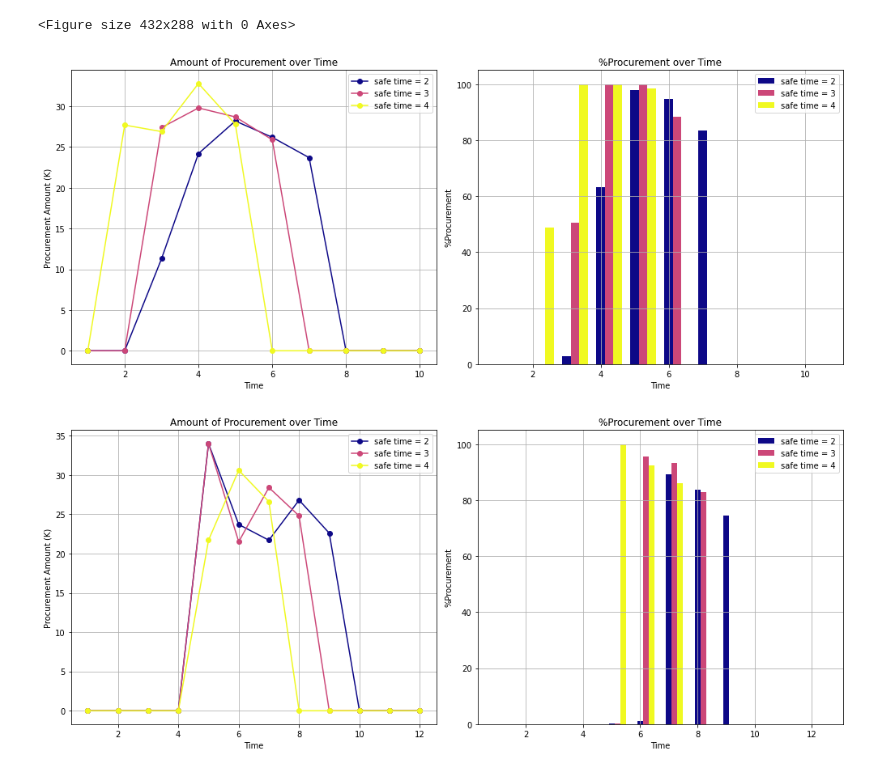
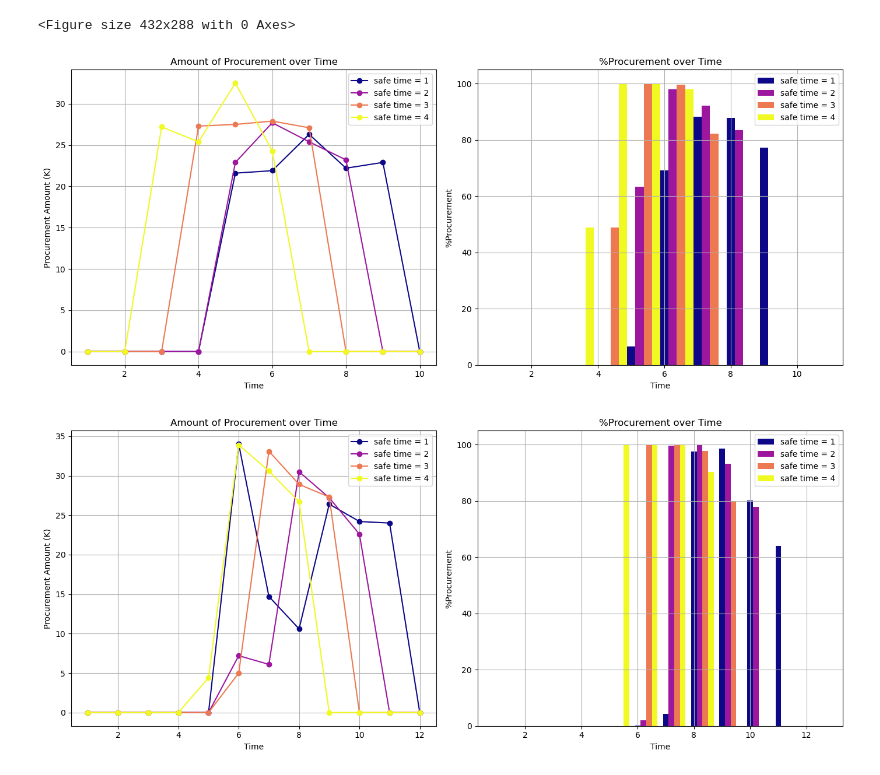
Before and after one commit to songmath-thunderain/msp_models_for_adaptive_disaster_relief_logistics_planning, a Jupyter notebook: Python/output/case-study/table-and-figure/Figure-case-SA-flowcapacity-KPI.ipynb, the cells around one changed output. Drawn from its saved outputs; the diff is of its cells as text; code cells hidden in the pictures.

```diff
--- a/Python/output/case-study/table-and-figure/Figure-case-SA-flowcapacity-KPI.ipynb
+++ b/Python/output/case-study/table-and-figure/Figure-case-SA-flowcapacity-KPI.ipynb
@@ -276,66 +276,70 @@ plt.savefig('s-2SSP-flow_capacity-KPI-2.png');
 <Figure size 432x288 with 0 Axes>
 # %%
 # Data
-flow_capacity = [2, 3, 4]
+flow_capacity = [1, 2, 3, 4]
 time = np.arange(1, 11)
 
 percent_go = {
-    2: [0.0, 0.0, 2.9, 63.3, 98.0, 94.8, 83.5, 0.0, 0.0, 0.0],
-    3: [0.0, 0.0, 50.6, 100.0, 99.8, 88.3, 0.0, 0.0, 0.0, 0.0],
-    4: [0.0, 48.9, 100.0, 100.0, 98.4, 0.0, 0.0, 0.0, 0.0, 0.0]
+    1: [0.0, 0.0, 0.0, 0.0, 6.5, 69.3, 88.3, 87.8, 77.2, 0.0],
+    2: [0.0, 0.0, 0.0, 0.0, 63.3, 98.0, 92.2, 83.5, 0.0, 0.0],
+    3: [0.0, 0.0, 0.0, 48.9, 100.0, 99.6, 82.2, 0.0, 0.0, 0.0],
+    4: [0.0, 0.0, 48.9, 100.0, 100.0, 98.0, 0.0, 0.0, 0.0, 0.0]
 }
 
 fval = {
-    2: [0.0, 0.0, 11.3, 24.2, 28.2, 26.2, 23.7, 0.0, 0.0, 0.0],
-    3: [0.0, 0.0, 27.4, 29.8, 28.7, 25.9, 0.0, 0.0, 0.0, 0.0],
-    4: [0.0, 27.7, 26.9, 32.8, 27.8, 0.0, 0.0, 0.0, 0.0, 0.0]
+    1: [0.0, 0.0, 0.0, 0.0, 21.6, 21.9, 26.3, 22.2, 22.9, 0.0],
+    2: [0.0, 0.0, 0.0, 0.0, 22.9, 27.7, 25.4, 23.2, 0.0, 0.0],
+    3: [0.0, 0.0, 0.0, 27.3, 27.5, 27.9, 27.1, 0.0, 0.0, 0.0],
+    4: [0.0, 0.0, 27.2, 25.4, 32.5, 24.3, 0.0, 0.0, 0.0, 0.0]
 }
 
 # Colormap
 cmap = cm.get_cmap('plasma', len(flow_capacity))
 colors = [cmap(i / (len(flow_capacity) - 1)) for i in range(len(flow_capacity))]
 
 # Plot fval
 plt.figure(figsize=(14, 6))
 plt.subplot(1, 2, 1)
 for i, fc in enumerate(flow_capacity):
     plt.plot(time, fval[fc], marker='o', color=colors[i], label=f'safe time = {fc}')
 plt.xlabel('Time')
 plt.ylabel('Procurement Amount (K)')
 plt.title('Amount of Procurement over Time')
 plt.legend()
 plt.grid(True)
 
 # Plot percent_go
 plt.subplot(1, 2, 2)
 bar_width = 0.25
 for i, fc in enumerate(flow_capacity):
     plt.bar(time + i * bar_width, percent_go[fc], bar_width, color=colors[i], label=f'safe time = {fc}')
 plt.xlabel('Time')
 plt.ylabel('%Procurement')
 plt.title('%Procurement over Time')
 plt.legend()
 plt.grid(True)
 
 plt.tight_layout()
 plt.show()
 # %% [output]
-[figure, old version]
+[figure, new version]
 # %%
 # Data
-flow_capacity = [2, 3, 4]
+flow_capacity = [1, 2, 3, 4]
 time = np.arange(1, 13)
 
-fval = {
-    2: [0.0, 0.0, 0.0, 0.0, 34.0, 23.7, 21.7, 26.8, 22.6, 0.0, 0.0, 0.0],
-    3: [0.0, 0.0, 0.0, 0.0, 34.0, 21.5, 28.4, 24.8, 0.0, 0.0, 0.0, 0.0],
-    4: [0.0, 0.0, 0.0, 0.0, 21.7, 30.6, 26.6, 0.0, 0.0, 0.0, 0.0, 0.0]
+percent_go = {
+    1: [0.0, 0.0, 0.0, 0.0, 0.0, 0.2, 4.4, 97.7, 98.6, 80.2, 64.0, 0.0],
+    2: [0.0, 0.0, 0.0, 0.0, 0.0, 2.0, 99.7, 99.8, 93.2, 78.0, 0.0, 0.0],
+    3: [0.0, 0.0, 0.0, 0.0, 0.0, 100.0, 100.0, 97.9, 80.0, 0.0, 0.0, 0.0],
+    4: [0.0, 0.0, 0.0, 0.0, 100.0, 100.0, 100.0, 90.4, 0.0, 0.0, 0.0, 0.0]
 }
 
-percent_go = {
-    2: [0, 0.0, 0.0, 0.0, 0.1, 1.0, 89.2, 83.8, 74.6, 0.0, 0.0, 0.0],
-    3: [0, 0.0, 0.0, 0.0, 0.1, 95.5, 93.4, 82.8, 0.0, 0.0, 0.0, 0.0],
-    4: [0, 0.0, 0.0, 0.0, 100.0, 92.3, 86.1, 0.0, 0.0, 0.0, 0.0, 0.0]
+fval = {
+    1: [0.0, 0.0, 0.0, 0.0, 0.0, 34.0, 14.7, 10.6, 26.4, 24.2, 24.0, 0.0],
+    2: [0.0, 0.0, 0.0, 0.0, 0.0, 7.2, 6.1, 30.5, 27.2, 22.6, 0.0, 0.0],
+    3: [0.0, 0.0, 0.0, 0.0, 0.0, 5.0, 33.1, 28.9, 27.3, 0.0, 0.0, 0.0],
+    4: [0.0, 0.0, 0.0, 0.0, 4.4, 33.9, 30.6, 26.7, 0.0, 0.0, 0.0, 0.0]
 }
 
 # Colormap
@@ -367,4 +371,4 @@ plt.grid(True)
 plt.tight_layout()
 plt.show()
 # %% [output]
-[figure, old version]
+[figure, new version]
```
Also changed, not shown: 37 other files.
